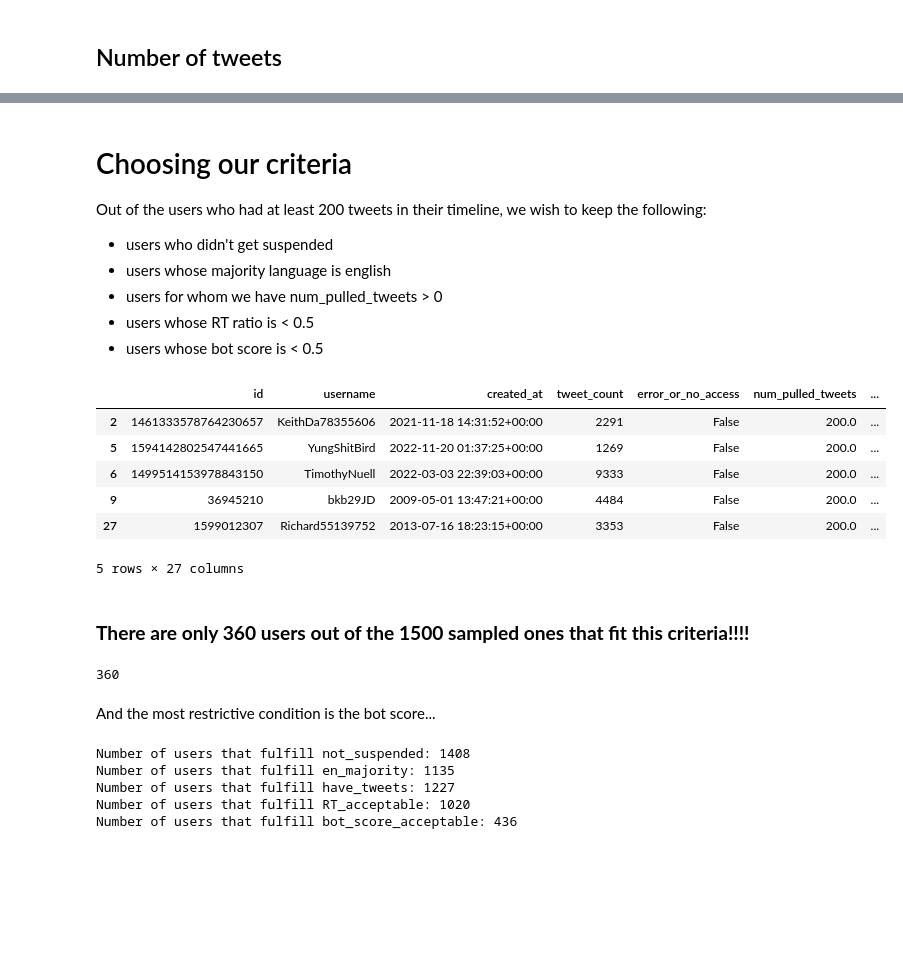
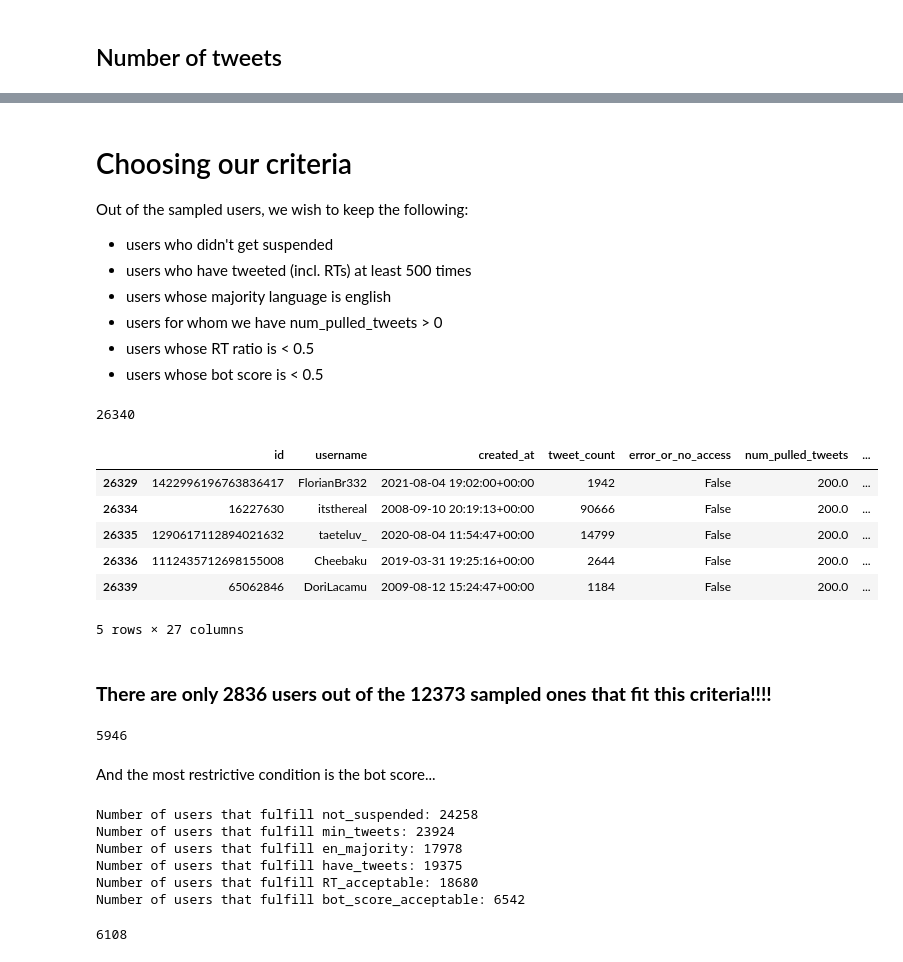
Before and after one commit to socialfoundations/twitter-predictability, a Jupyter notebook: notebooks/SampledUsers.ipynb, the cells around one changed output, grey strips where cells are left out. Cells and saved outputs as stored; diff of their text form; code cells hidden in the pictures; blank space fills up the shorter version.

```diff
--- a/notebooks/SampledUsers.ipynb
+++ b/notebooks/SampledUsers.ipynb
@@ -211,46 +211,58 @@ array([<AxesSubplot: title={'center': 'False'}>,
 # %% [markdown]
 # Choosing our criteria
-Out of the users who had at least 200 tweets in their timeline, we wish to keep the following:
+Out of the sampled users, we wish to keep the following:
 - users who didn't get suspended
+- users who have tweeted (incl. RTs) at least 500 times
 - users whose majority language is english
 - users for whom we have num_pulled_tweets > 0
 - users whose RT ratio is < 0.5
 - users whose bot score is < 0.5
+# %%
+df.id.count()
+# %% [output]
+26340
 # %%
 not_suspended = df["error_or_no_access"] == False
+min_tweets = df["tweet_count"] > 500
 en_majority = df["majority_lang"] == "en"
 have_tweets = df["num_pulled_tweets"] > 0
-RT_acceptable = df["RT_ratio"] < 0.5
+RT_acceptable = df["RT_ratio"] < 0.8
 bot_score_acceptable = df["bot_score.raw_scores.english.overall"] < 0.5
 # %%
-filtered_df = df[not_suspended & en_majority & have_tweets & RT_acceptable & bot_score_acceptable]
+filtered_df = df[not_suspended & min_tweets & en_majority & have_tweets & RT_acceptable & bot_score_acceptable]
 # %%
-filtered_df.head()
+filtered_df.tail()
 # %% [output]
 |  | id | username | created_at | tweet_count | error_or_no_access | num_pulled_tweets | ... |
-| 2 | 1461333578764230657 | KeithDa78355606 | 2021-11-18 14:31:52+00:00 | 2291 | False | 200.0 | ... |
-| 5 | 1594142802547441665 | YungShitBird | 2022-11-20 01:37:25+00:00 | 1269 | False | 200.0 | ... |
-| 6 | 1499514153978843150 | TimothyNuell | 2022-03-03 22:39:03+00:00 | 9333 | False | 200.0 | ... |
-| 9 | 36945210 | bkb29JD | 2009-05-01 13:47:21+00:00 | 4484 | False | 200.0 | ... |
-| 27 | 1599012307 | Richard55139752 | 2013-07-16 18:23:15+00:00 | 3353 | False | 200.0 | ... |
+| 26329 | 1422996196763836417 | FlorianBr332 | 2021-08-04 19:02:00+00:00 | 1942 | False | 200.0 | ... |
+| 26334 | 16227630 | itsthereal | 2008-09-10 20:19:13+00:00 | 90666 | False | 200.0 | ... |
+| 26335 | 1290617112894021632 | taeteluv_ | 2020-08-04 11:54:47+00:00 | 14799 | False | 200.0 | ... |
+| 26336 | 1112435712698155008 | Cheebaku | 2019-03-31 19:25:16+00:00 | 2644 | False | 200.0 | ... |
+| 26339 | 65062846 | DoriLacamu | 2009-08-12 15:24:47+00:00 | 1184 | False | 200.0 | ... |
 5 rows × 27 columns
 # %% [markdown]
-### **There are only 360 users out of the 1500 sampled ones that fit this criteria!!!!**
+### **There are only 2836 users out of the 12373 sampled ones that fit this criteria!!!!**
 # %%
 filtered_df.id.count()
 # %% [output]
-360
+5946
 # %% [markdown]
 And the most restrictive condition is the bot score...
 # %%
-condition_names = ["not_suspended", "en_majority", "have_tweets", "RT_acceptable", "bot_score_acceptable"]
-conditions = [not_suspended, en_majority, have_tweets, RT_acceptable, bot_score_acceptable]
+condition_names = ["not_suspended", "min_tweets", "en_majority", "have_tweets", "RT_acceptable", "bot_score_acceptable"]
+conditions = [not_suspended, min_tweets, en_majority, have_tweets, RT_acceptable, bot_score_acceptable]
 for name, condition in zip(condition_names, conditions):
     res_df = df[condition]
     print("Number of users that fulfill %s: %d" % (name, res_df.id.count()))
 # %% [output]
-Number of users that fulfill not_suspended: 1408
-Number of users that fulfill en_majority: 1135
-Number of users that fulfill have_tweets: 1227
-Number of users that fulfill RT_acceptable: 1020
-Number of users that fulfill bot_score_acceptable: 436
+Number of users that fulfill not_suspended: 24258
+Number of users that fulfill min_tweets: 23924
+Number of users that fulfill en_majority: 17978
+Number of users that fulfill have_tweets: 19375
+Number of users that fulfill RT_acceptable: 18680
+Number of users that fulfill bot_score_acceptable: 6542
+# %%
+filtered_df = df[not_suspended & min_tweets & en_majority & have_tweets & bot_score_acceptable]
+filtered_df.id.count()
+# %% [output]
+6108
```
Also changed, not shown: parts of 26 cells of this notebook, 1 other file.
